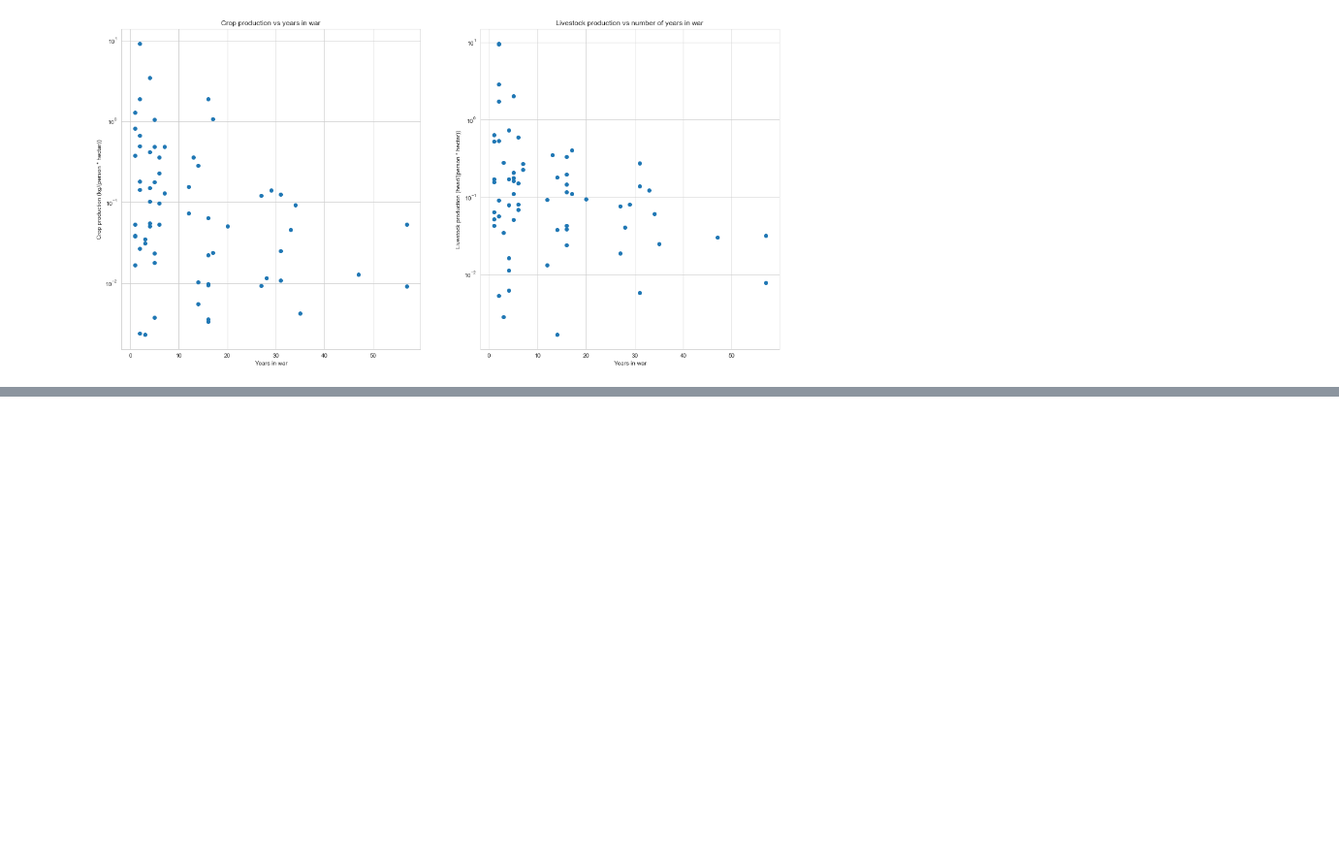
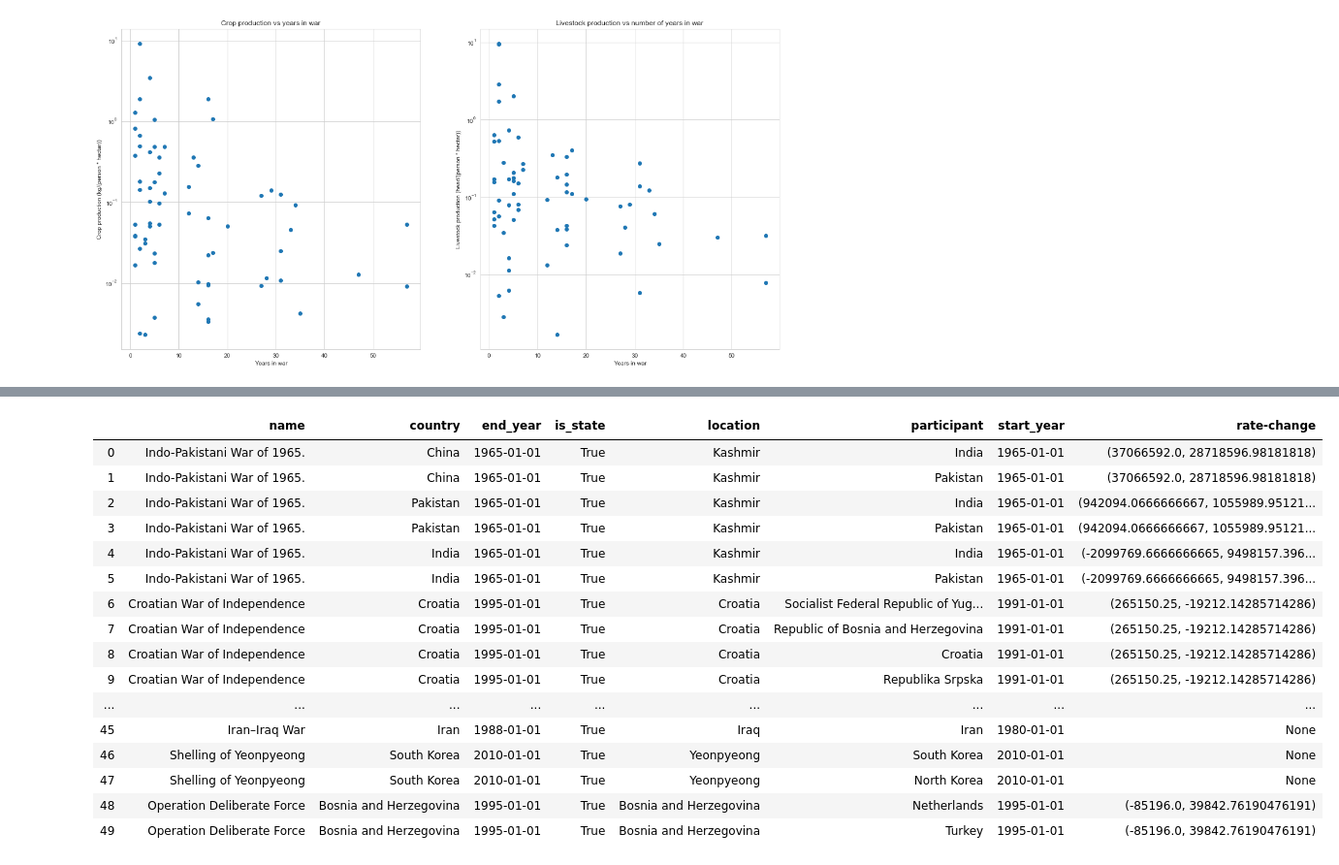
Before and after one commit to pull-fiction/make-crops-not-war, a Jupyter notebook: notebooks/general_overview.ipynb, the cells around one changed output, grey strips where cells are left out. Shown at 97% size. Drawn from its saved outputs; the diff is of its cells as text; code cells hidden in the pictures; blank space fills up the shorter version.

```diff
--- a/notebooks/general_overview.ipynb
+++ b/notebooks/general_overview.ipynb
@@ -191,0 +248,20 @@ ValueError: ('Cannot set a frame with no defined index and a value that cannot b
+# %%
+wars_df.head(50)
+# %% [output]
+|  | name | country | end_year | is_state | location | participant | start_year | rate-change |
+| 0 | Indo-Pakistani War of 1965. | China | 1965-01-01 | True | Kashmir | India | 1965-01-01 | (37066592.0, 28718596.98181818) |
+| 1 | Indo-Pakistani War of 1965. | China | 1965-01-01 | True | Kashmir | Pakistan | 1965-01-01 | (37066592.0, 28718596.98181818) |
+| 2 | Indo-Pakistani War of 1965. | Pakistan | 1965-01-01 | True | Kashmir | India | 1965-01-01 | (942094.0666666667, 1055989.95121... |
+| 3 | Indo-Pakistani War of 1965. | Pakistan | 1965-01-01 | True | Kashmir | Pakistan | 1965-01-01 | (942094.0666666667, 1055989.95121... |
+| 4 | Indo-Pakistani War of 1965. | India | 1965-01-01 | True | Kashmir | India | 1965-01-01 | (-2099769.6666666665, 9498157.396... |
+| 5 | Indo-Pakistani War of 1965. | India | 1965-01-01 | True | Kashmir | Pakistan | 1965-01-01 | (-2099769.6666666665, 9498157.396... |
+| 6 | Croatian War of Independence | Croatia | 1995-01-01 | True | Croatia | Socialist Federal Republic of Yug... | 1991-01-01 | (265150.25, -19212.14285714286) |
+| 7 | Croatian War of Independence | Croatia | 1995-01-01 | True | Croatia | Republic of Bosnia and Herzegovina | 1991-01-01 | (265150.25, -19212.14285714286) |
+| 8 | Croatian War of Independence | Croatia | 1995-01-01 | True | Croatia | Croatia | 1991-01-01 | (265150.25, -19212.14285714286) |
+| 9 | Croatian War of Independence | Croatia | 1995-01-01 | True | Croatia | Republika Srpska | 1991-01-01 | (265150.25, -19212.14285714286) |
+| ... | ... | ... | ... | ... | ... | ... | ... | ... |
+| 45 | Iran–Iraq War | Iran | 1988-01-01 | True | Iraq | Iran | 1980-01-01 | None |
+| 46 | Shelling of Yeonpyeong | South Korea | 2010-01-01 | True | Yeonpyeong | South Korea | 2010-01-01 | None |
+| 47 | Shelling of Yeonpyeong | South Korea | 2010-01-01 | True | Yeonpyeong | North Korea | 2010-01-01 | None |
+| 48 | Operation Deliberate Force | Bosnia and Herzegovina | 1995-01-01 | True | Bosnia and Herzegovina | Netherlands | 1995-01-01 | (-85196.0, 39842.76190476191) |
+| 49 | Operation Deliberate Force | Bosnia and Herzegovina | 1995-01-01 | True | Bosnia and Herzegovina | Turkey | 1995-01-01 | (-85196.0, 39842.76190476191) |
```
Also changed, not shown: parts of 8 cells of this notebook.
